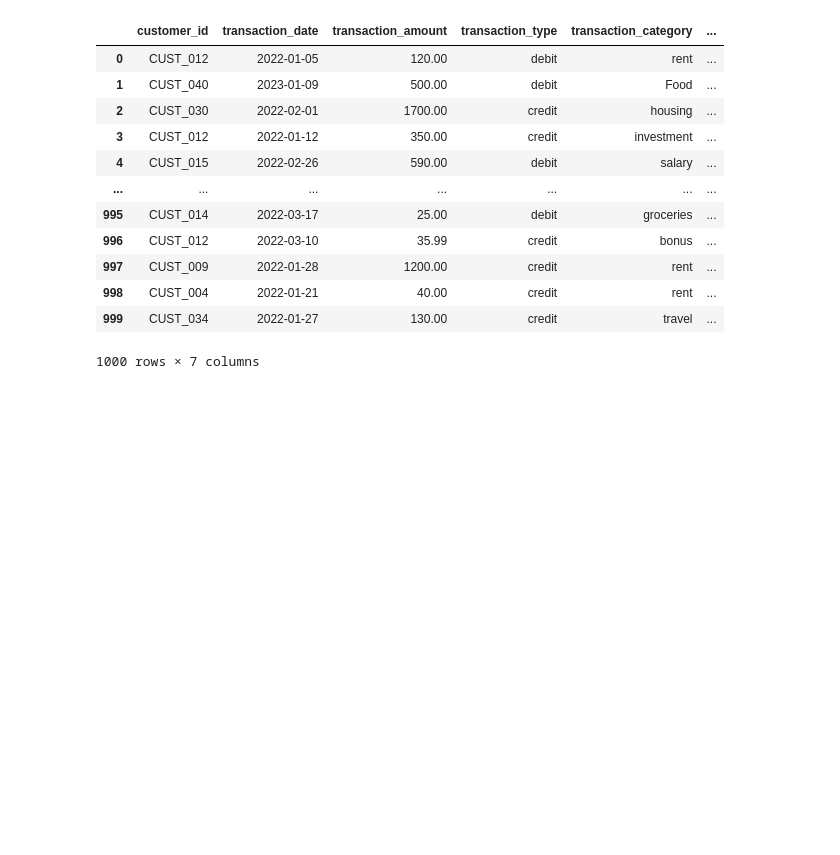
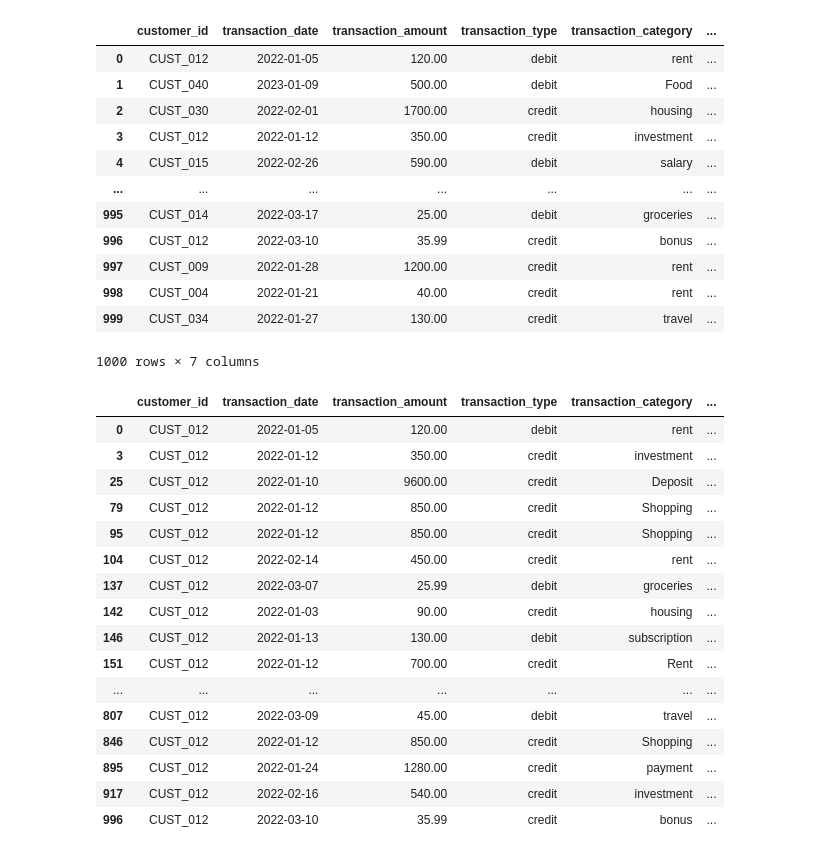
Before and after one commit to ericphamhung/gretel_takehome, a Jupyter notebook: 01_gretel_assignment_generate_synthetic_data.ipynb, the cells around one changed output. Drawn from its saved outputs; the diff is of its cells as text; code cells hidden in the pictures; blank space fills up the shorter version.

```diff
--- a/01_gretel_assignment_generate_synthetic_data.ipynb
+++ b/01_gretel_assignment_generate_synthetic_data.ipynb
@@ -289,3 +306,23 @@ synth_df
 | 998 | CUST_004 | 2022-01-21 | 40.00 | credit | rent | ... |
 | 999 | CUST_034 | 2022-01-27 | 130.00 | credit | travel | ... |
 1000 rows × 7 columns
+# %%
+synth_df[synth_df['customer_id']=='CUST_012']
+# %% [output]
+|  | customer_id | transaction_date | transaction_amount | transaction_type | transaction_category | ... |
+| 0 | CUST_012 | 2022-01-05 | 120.00 | debit | rent | ... |
+| 3 | CUST_012 | 2022-01-12 | 350.00 | credit | investment | ... |
+| 25 | CUST_012 | 2022-01-10 | 9600.00 | credit | Deposit | ... |
+| 79 | CUST_012 | 2022-01-12 | 850.00 | credit | Shopping | ... |
+| 95 | CUST_012 | 2022-01-12 | 850.00 | credit | Shopping | ... |
+| 104 | CUST_012 | 2022-02-14 | 450.00 | credit | rent | ... |
+| 137 | CUST_012 | 2022-03-07 | 25.99 | debit | groceries | ... |
+| 142 | CUST_012 | 2022-01-03 | 90.00 | credit | housing | ... |
+| 146 | CUST_012 | 2022-01-13 | 130.00 | debit | subscription | ... |
+| 151 | CUST_012 | 2022-01-12 | 700.00 | credit | Rent | ... |
+| ... | ... | ... | ... | ... | ... | ... |
+| 807 | CUST_012 | 2022-03-09 | 45.00 | debit | travel | ... |
+| 846 | CUST_012 | 2022-01-12 | 850.00 | credit | Shopping | ... |
+| 895 | CUST_012 | 2022-01-24 | 1280.00 | credit | payment | ... |
+| 917 | CUST_012 | 2022-02-16 | 540.00 | credit | investment | ... |
+| 996 | CUST_012 | 2022-03-10 | 35.99 | credit | bonus | ... |
```
Also changed, not shown: parts of 28 cells of this notebook.
